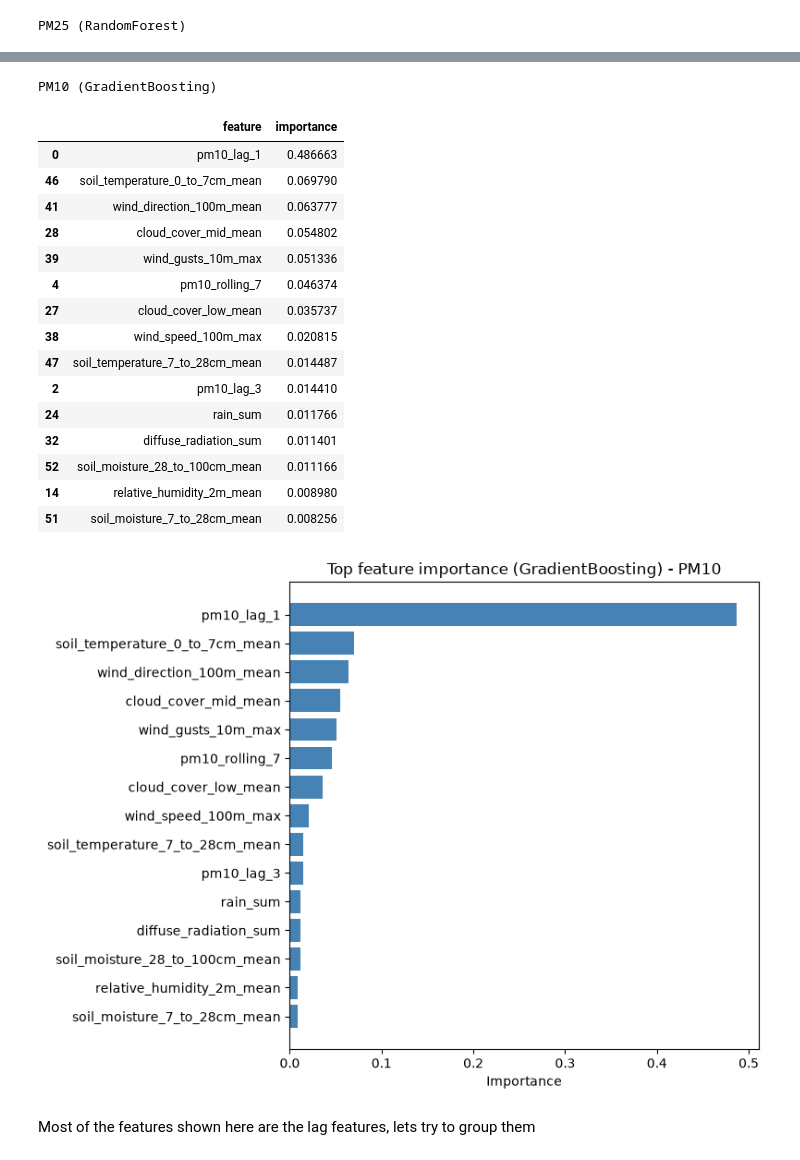
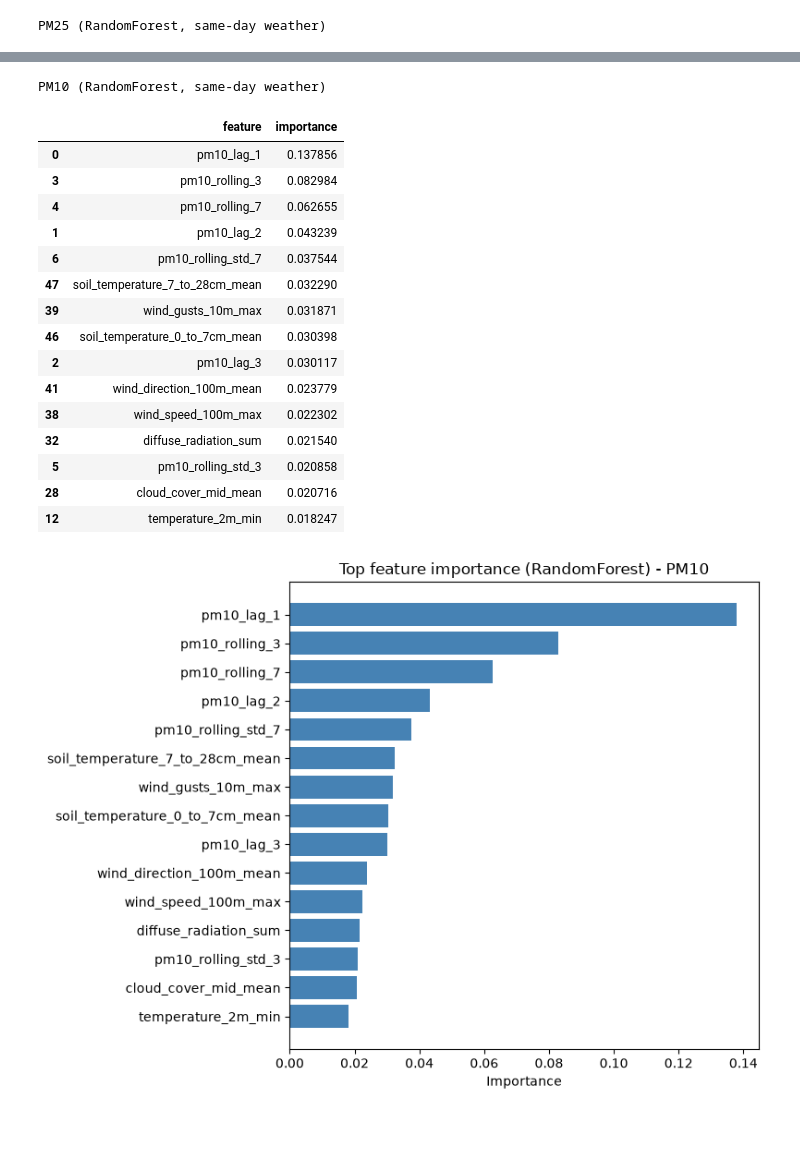
Before and after one commit to pepogogzy/air_pollution, a Jupyter notebook: notebooks/08_high_pollution_classification.ipynb, the cells around one changed output, grey strips where cells are left out. Cells and saved outputs as stored; diff of their text form; code cells hidden in the pictures; blank space fills up the shorter version.

Commit message:
Small Technicality Fixes and Added More Models For Regression

```diff
--- a/notebooks/08_high_pollution_classification.ipynb
+++ b/notebooks/08_high_pollution_classification.ipynb
@@ -19,4 +24,5 @@ TEST_FRACTION = 0.2
 # %%
+RAW_DIR = Path("../data/raw")
 PROCESSED_DIR = Path("../data/processed")
 # %%
 def get_weather_cols(df):
@@ -161,6 +245,6 @@ display(pd.concat(results_by_pollutant, names=["pollutant", "model"]).round(3))
 # %%
 for pollutant in POLLUTANTS:
-    entry = data[pollutant]
+    entry = data[(pollutant, "same_day")]
 
     fig, axes = plt.subplots(1, len(entry["models"]), figsize=(5 * len(entry["models"]), 4))
 
@@ -172,7 +256,7 @@ for pollutant in POLLUTANTS:
         ax.set_xlabel("Predicted")
         ax.set_ylabel("Actual")
 
-    plt.suptitle(f"Confusion matrices - {pollutant.upper()}", y=1.02)
+    plt.suptitle(f"Confusion matrices - {pollutant.upper()} (same-day weather)", y=1.02)
     plt.tight_layout()
     plt.show()
 # %% [output]
@@ -182,22 +266,24 @@ for pollutant in POLLUTANTS:
 comparisons = {}
 
 for pollutant in POLLUTANTS:
-    entry = data[pollutant]
-    split_idx = entry["split_idx"]
+    for weather_mode in WEATHER_MODES:
+        entry = data[(pollutant, weather_mode)]
+        split_idx = entry["split_idx"]
 
-    comparison = pd.DataFrame({"date": entry["model_df"]["date"].iloc[split_idx:].reset_index(drop=True),
-                               "station_id": entry["model_df"]["station_id"].iloc[split_idx:].reset_index(drop=True),
-                               "y_test": entry["y_test"].reset_index(drop=True)})
+        comparison = pd.DataFrame({"date": entry["model_df"]["date"].iloc[split_idx:].reset_index(drop=True),
+                                   "station_id": entry["model_df"]["station_id"].iloc[split_idx:].reset_index(drop=True),
+                                   "y_test": entry["y_test"].reset_index(drop=True)})
 
-    for name in entry["models"]:
-        comparison[name + "_pred"] = entry["predictions"][name]
-        comparison[name + "_proba"] = entry["probabilities"][name]
+        for name in entry["models"]:
+            comparison[name + "_pred"] = entry["predictions"][name]
+            comparison[name + "_proba"] = entry["probabilities"][name]
 
-    comparisons[pollutant] = comparison
+        comparisons[(pollutant, weather_mode)] = comparison
 
-    best_cls = results_by_pollutant[pollutant].drop(index="MajorityClass")["F1"].idxmax()
-    entry["best_cls"] = best_cls
+        best_cls = results_by_key[(pollutant, weather_mode)].drop(index="MajorityClass")["F1"].idxmax()
+        entry["best_cls"] = best_cls
 
-    print(f"\n{pollutant.upper()}: best classifier by F1 = {best_cls}")
-    display(comparison.head(10))
+        print(f"\n{pollutant.upper()} [{weather_mode}]: best classifier by F1 = {best_cls}")
+
+    display(comparisons[(pollutant, "same_day")].head(10))
 # %% [output]
@@ -228,6 +318,6 @@ PM10: best classifier by F1 = GradientBoosting
 # %%
 for pollutant in POLLUTANTS:
-    entry = data[pollutant]
+    entry = data[(pollutant, "same_day")]
     best_cls = entry["best_cls"]
     model, xtr, _ = entry["models"][best_cls]
 
@@ -244,7 +334,7 @@ for pollutant in POLLUTANTS:
     ax.plot([0, 1], [0, 1], "--", color="grey")
     ax.set_xlabel("False positive rate")
     ax.set_ylabel("True positive rate")
-    ax.set_title(f"ROC curve - {best_cls} ({pollutant.upper()})")
+    ax.set_title(f"ROC curve - {best_cls} ({pollutant.upper()}, same-day weather)")
     ax.legend()
     plt.show()
 # %% [output]
@@ -253,6 +343,6 @@ for pollutant in POLLUTANTS:
 # %%
 for pollutant in POLLUTANTS:
-    entry = data[pollutant]
+    entry = data[(pollutant, "same_day")]
     best_cls_model = entry["models"][entry["best_cls"]][0]
 
     if hasattr(best_cls_model, "feature_importances_"):
@@ -264,7 +354,7 @@ for pollutant in POLLUTANTS:
 
     imp_df = pd.DataFrame({"feature": entry["X"].columns, "importance": importance}).sort_values("importance", ascending=False)
 
-    print(f"\n{pollutant.upper()} ({entry['best_cls']})")
+    print(f"\n{pollutant.upper()} ({entry['best_cls']}, same-day weather)")
     display(imp_df.head(15))
 
     plt.figure(figsize=(8, 6))
@@ -275,5 +365,5 @@ for pollutant in POLLUTANTS:
     plt.tight_layout()
     plt.show()
 # %% [output]
-PM25 (RandomForest)
+PM25 (RandomForest, same-day weather)
 |  | feature | importance |
@@ -296,23 +386,21 @@ PM25 (RandomForest)
-PM10 (GradientBoosting)
+PM10 (RandomForest, same-day weather)
 |  | feature | importance |
-| 0 | pm10_lag_1 | 0.486663 |
-| 46 | soil_temperature_0_to_7cm_mean | 0.069790 |
-| 41 | wind_direction_100m_mean | 0.063777 |
-| 28 | cloud_cover_mid_mean | 0.054802 |
-| 39 | wind_gusts_10m_max | 0.051336 |
-| 4 | pm10_rolling_7 | 0.046374 |
-| 27 | cloud_cover_low_mean | 0.035737 |
-| 38 | wind_speed_100m_max | 0.020815 |
-| 47 | soil_temperature_7_to_28cm_mean | 0.014487 |
-| 2 | pm10_lag_3 | 0.014410 |
-| 24 | rain_sum | 0.011766 |
-| 32 | diffuse_radiation_sum | 0.011401 |
-| 52 | soil_moisture_28_to_100cm_mean | 0.011166 |
-| 14 | relative_humidity_2m_mean | 0.008980 |
-| 51 | soil_moisture_7_to_28cm_mean | 0.008256 |
+| 0 | pm10_lag_1 | 0.137856 |
+| 3 | pm10_rolling_3 | 0.082984 |
+| 4 | pm10_rolling_7 | 0.062655 |
+| 1 | pm10_lag_2 | 0.043239 |
+| 6 | pm10_rolling_std_7 | 0.037544 |
+| 47 | soil_temperature_7_to_28cm_mean | 0.032290 |
+| 39 | wind_gusts_10m_max | 0.031871 |
+| 46 | soil_temperature_0_to_7cm_mean | 0.030398 |
+| 2 | pm10_lag_3 | 0.030117 |
+| 41 | wind_direction_100m_mean | 0.023779 |
+| 38 | wind_speed_100m_max | 0.022302 |
+| 32 | diffuse_radiation_sum | 0.021540 |
+| 5 | pm10_rolling_std_3 | 0.020858 |
+| 28 | cloud_cover_mid_mean | 0.020716 |
+| 12 | temperature_2m_min | 0.018247 |
-[figure, old version]
+[figure, new version]
-# %% [markdown]
-Most of the features shown here are the lag features, lets try to group them
 # %%
 def get_factor_groups(pollutant, feature_names):
     return {
```
Also changed, not shown: parts of 17 cells of this notebook, 13 other files.
